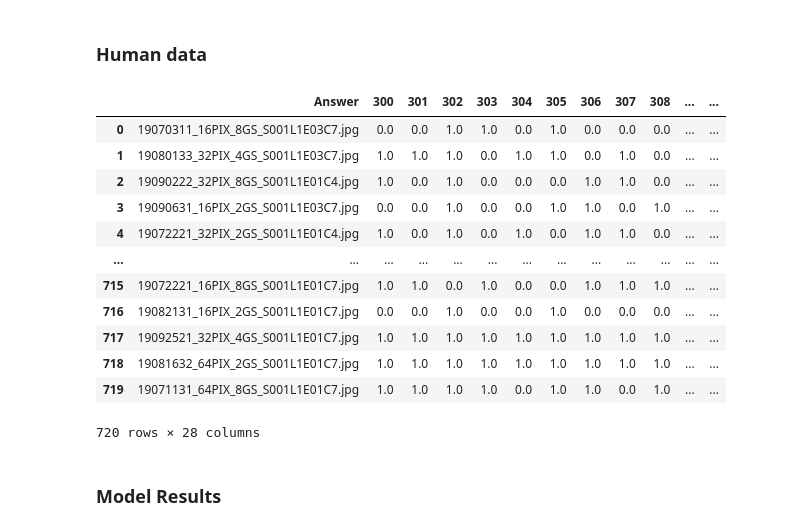
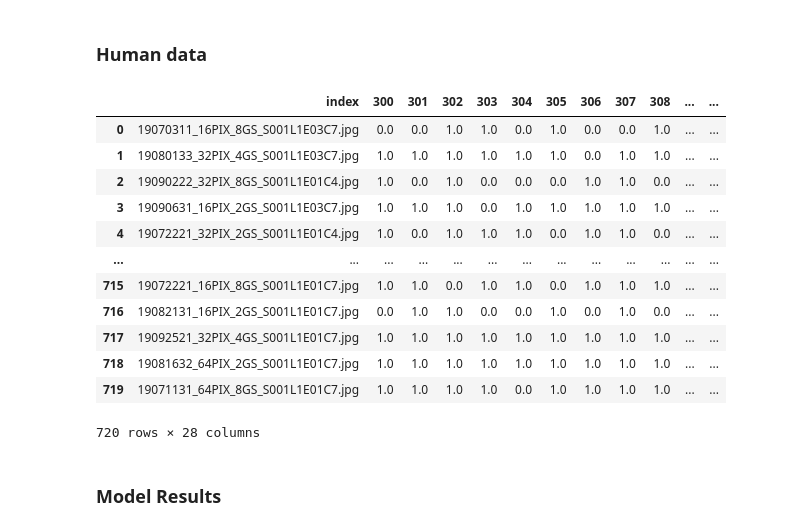
Before and after one commit to namin-an/BionicEye, a Jupyter notebook: Notebooks/Visualization.ipynb, the cells around one changed output. Drawn from its saved outputs; the diff is of its cells as text; code cells hidden in the pictures.

```diff
--- a/Notebooks/Visualization.ipynb
+++ b/Notebooks/Visualization.ipynb
@@ -93,33 +97,47 @@ elif stim_type == 'elec':
   sel_ppl = [499, 500, 502] + list(range(503, 509)) + list(range(602, 607)) + list(range(608, 612)) # 18 subjects
 
 human_df = pd.DataFrame()
+preds = []
 n = 9
 for i in range(1, 80*n+1, 80):
-    try:
-      j = i+79
-      temp_df = pd.read_csv(os.path.join(pred_dir, f'main_test({i}_{j}).csv'))
-      if i == 1:
-        pass
-      else:
-        temp_df = temp_df.rename(columns = {'유저식별아이디':'useless', 'MC구분':'useless', '성별':'useless', '나이':'useless', '학력':'useless'})
-      human_df = pd.concat([human_df, temp_df], axis=1)
-    except:
-      print(i)
+    j = i+79
+    temp_df = pd.read_csv(os.path.join(pred_dir, f'main_test({i}_{j}).csv'))
+    temp_df = temp_df[temp_df['유저식별아이디'].isin(sel_ppl)]
+    human_df = pd.concat([human_df, temp_df], axis=1)
+    # To calculate the mode
+    if top1:
+      temp_df = temp_df.loc[:, temp_df.columns.str.startswith('선택_A')]
+      temp_df = temp_df.fillna(0)
+      for k in range(len(temp_df.columns)):
+          temp_preds = temp_df.iloc[:, k].values.astype(str).astype(float).astype(int)
+          temp_preds = temp_preds[temp_preds > 0]
+          temp_pred = np.bincount(temp_preds).argmax()
+          preds.append(temp_pred)
+    else:
+      temp_df1 = temp_df.loc[:, temp_df.columns.str.startswith('선택_A')]
+      temp_df2 = temp_df.loc[:, temp_df.columns.str.startswith('선택_B')]
+      temp_df1, temp_df2 = temp_df1.fillna(0), temp_df2.fillna(0)
+      for k in range(len(temp_df1.columns)):
+          temp_preds1 = temp_df1.iloc[:, k].values.astype(str).astype(float).astype(int)
+          temp_preds2 = temp_df2.iloc[:, k].values.astype(str).astype(float).astype(int)
+          temp_preds = np.concatenate([temp_preds1, temp_preds2])
+          temp_preds = temp_preds[temp_preds > 0]
+          temp_pred = np.bincount(temp_preds).argmax()
+          preds.append(temp_pred)
 
-human_df = human_df[human_df['유저식별아이디'].isin(sel_ppl)]
 orig_human_df = human_df
 human_df = human_df.fillna(0)
 
 sel_col = []
 for j in range(1, 80*n+1):
-    if top1:
-      temp_str = f'선택_A_{j}'
-      sel_col.append(temp_str)
-    else:
-      temp_str1 = f'선택_A_{j}'
-      temp_str2 = f'선택_B_{j}'
-      sel_col.append(temp_str1)
-      sel_col.append(temp_str2)
+  if top1:
+    temp_str = f'선택_A_{j}'
+    sel_col.append(temp_str)
+  else:
+    temp_str1 = f'선택_A_{j}'
+    temp_str2 = f'선택_B_{j}'
+    sel_col.append(temp_str1)
+    sel_col.append(temp_str2)
 
 human_df = human_df[sel_col]
 human_df.index = sel_ppl
@@ -157,46 +175,49 @@ for (i, ans_file) in enumerate(processed_human_df_T.index):
   face_lst.append(face)
   pix_lst.append(pix)
   gs_lst.append(gs)
   par_lst.append(par)
   exp_lst.append(par.split('C')[0].split('E')[-1])
 processed_human_df_T['Face'] = face_lst
 processed_human_df_T['PIX'] = pix_lst
 processed_human_df_T['GS'] = gs_lst
 processed_human_df_T['Par'] = par_lst
 processed_human_df_T['Exp'] = exp_lst
 processed_human_df_T['Mean'] = processed_human_df_T[sel_ppl].mean(axis=1)
-processed_human_df_T['Mode'] = processed_human_df_T[sel_ppl].mode(axis=1)[0] # It does not matter whether the humans got the answers correct or not.
+processed_human_df_T['Mode'] = preds
+temp_lst = list(map(int, (processed_human_df_T['Mode'].astype(int) == processed_human_df_T['Face'].astype(int)).tolist()))
+processed_human_df_T['Mode'] = temp_lst
+
 
 setorder_lst = [n for n in range(9)]*80
 setorder_lst.sort()
 processed_human_df_T['Set'] = setorder_lst
 
 imp_par_lst = []
 for i in range(processed_human_df_T.shape[0]):
   pix = processed_human_df_T['PIX'][i]
   gs = processed_human_df_T['GS'][i]
   exp = processed_human_df_T['Exp'][i]
   imp_par = f'{pix}_{gs}'#_{exp}' # {gs}
   imp_par_lst.append(imp_par)
 processed_human_df_T['ImpPar'] = imp_par_lst
 
 processed_human_df_T = processed_human_df_T.reset_index()
 processed_human_df_T['Set'] = [idx//80+1 for idx in processed_human_df_T.index]
 
 processed_human_df_T
 # %% [output]
-|  | Answer | 300 | 301 | 302 | 303 | 304 | 305 | 306 | 307 | 308 | ... | ... |
-| 0 | 19070311_16PIX_8GS_S001L1E03C7.jpg | 0.0 | 0.0 | 1.0 | 1.0 | 0.0 | 1.0 | 0.0 | 0.0 | 0.0 | ... | ... |
-| 1 | 19080133_32PIX_4GS_S001L1E03C7.jpg | 1.0 | 1.0 | 1.0 | 0.0 | 1.0 | 1.0 | 0.0 | 1.0 | 0.0 | ... | ... |
+|  | index | 300 | 301 | 302 | 303 | 304 | 305 | 306 | 307 | 308 | ... | ... |
+| 0 | 19070311_16PIX_8GS_S001L1E03C7.jpg | 0.0 | 0.0 | 1.0 | 1.0 | 0.0 | 1.0 | 0.0 | 0.0 | 1.0 | ... | ... |
+| 1 | 19080133_32PIX_4GS_S001L1E03C7.jpg | 1.0 | 1.0 | 1.0 | 1.0 | 1.0 | 1.0 | 0.0 | 1.0 | 1.0 | ... | ... |
 | 2 | 19090222_32PIX_8GS_S001L1E01C4.jpg | 1.0 | 0.0 | 1.0 | 0.0 | 0.0 | 0.0 | 1.0 | 1.0 | 0.0 | ... | ... |
-| 3 | 19090631_16PIX_2GS_S001L1E03C7.jpg | 0.0 | 0.0 | 1.0 | 0.0 | 0.0 | 1.0 | 1.0 | 0.0 | 1.0 | ... | ... |
-| 4 | 19072221_32PIX_2GS_S001L1E01C4.jpg | 1.0 | 0.0 | 1.0 | 0.0 | 1.0 | 0.0 | 1.0 | 1.0 | 0.0 | ... | ... |
+| 3 | 19090631_16PIX_2GS_S001L1E03C7.jpg | 1.0 | 1.0 | 1.0 | 0.0 | 1.0 | 1.0 | 1.0 | 1.0 | 1.0 | ... | ... |
+| 4 | 19072221_32PIX_2GS_S001L1E01C4.jpg | 1.0 | 0.0 | 1.0 | 1.0 | 1.0 | 0.0 | 1.0 | 1.0 | 0.0 | ... | ... |
 | ... | ... | ... | ... | ... | ... | ... | ... | ... | ... | ... | ... | ... |
-| 715 | 19072221_16PIX_8GS_S001L1E01C7.jpg | 1.0 | 1.0 | 0.0 | 1.0 | 0.0 | 0.0 | 1.0 | 1.0 | 1.0 | ... | ... |
-| 716 | 19082131_16PIX_2GS_S001L1E01C7.jpg | 0.0 | 0.0 | 1.0 | 0.0 | 0.0 | 1.0 | 0.0 | 0.0 | 0.0 | ... | ... |
+| 715 | 19072221_16PIX_8GS_S001L1E01C7.jpg | 1.0 | 1.0 | 0.0 | 1.0 | 1.0 | 0.0 | 1.0 | 1.0 | 1.0 | ... | ... |
+| 716 | 19082131_16PIX_2GS_S001L1E01C7.jpg | 0.0 | 1.0 | 1.0 | 0.0 | 0.0 | 1.0 | 0.0 | 1.0 | 0.0 | ... | ... |
 | 717 | 19092521_32PIX_4GS_S001L1E01C7.jpg | 1.0 | 1.0 | 1.0 | 1.0 | 1.0 | 1.0 | 1.0 | 1.0 | 1.0 | ... | ... |
 | 718 | 19081632_64PIX_2GS_S001L1E01C7.jpg | 1.0 | 1.0 | 1.0 | 1.0 | 1.0 | 1.0 | 1.0 | 1.0 | 1.0 | ... | ... |
-| 719 | 19071131_64PIX_8GS_S001L1E01C7.jpg | 1.0 | 1.0 | 1.0 | 1.0 | 0.0 | 1.0 | 1.0 | 0.0 | 1.0 | ... | ... |
+| 719 | 19071131_64PIX_8GS_S001L1E01C7.jpg | 1.0 | 1.0 | 1.0 | 1.0 | 0.0 | 1.0 | 1.0 | 1.0 | 1.0 | ... | ... |
 720 rows × 28 columns
 # %% [markdown]
 ### Model Results
```
Also changed, not shown: parts of 8 cells of this notebook.
